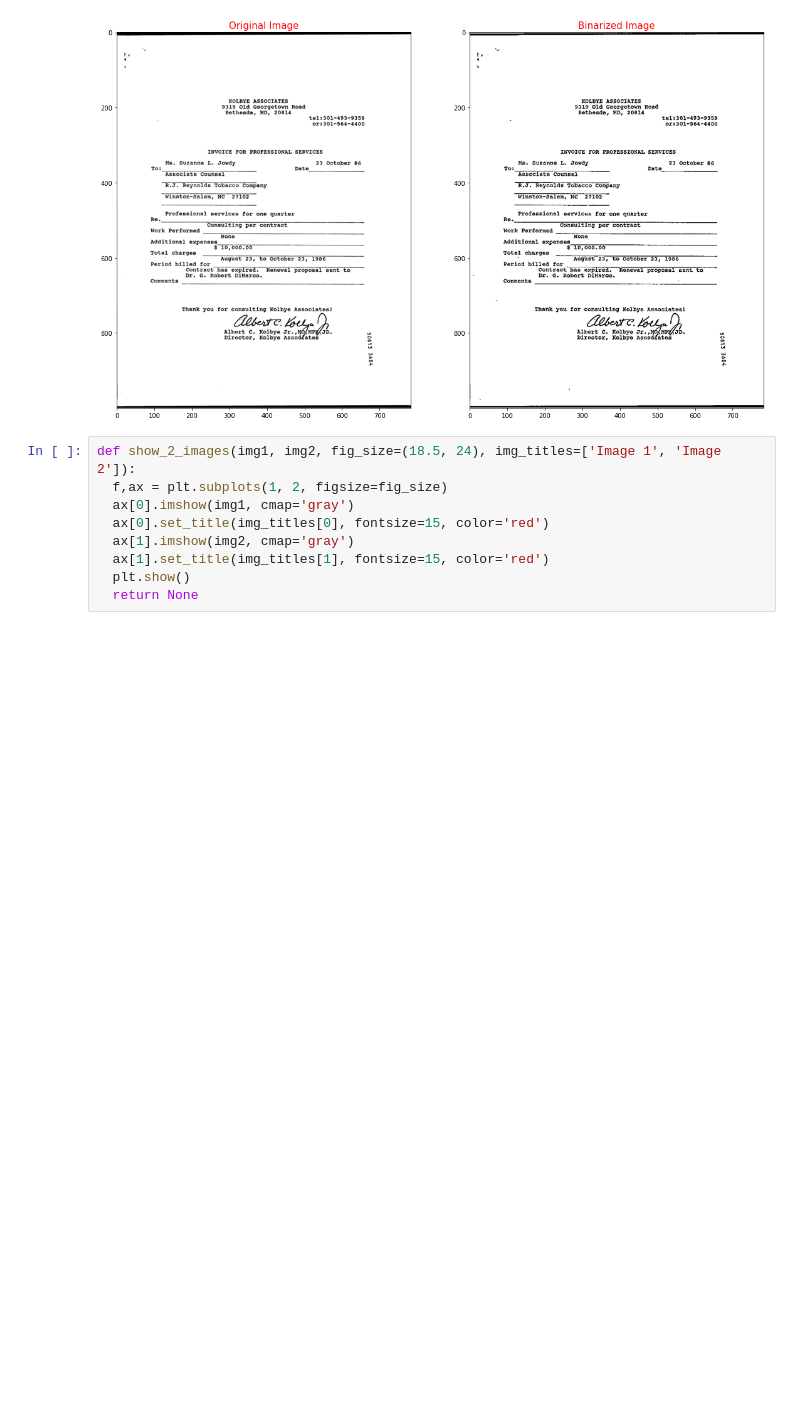
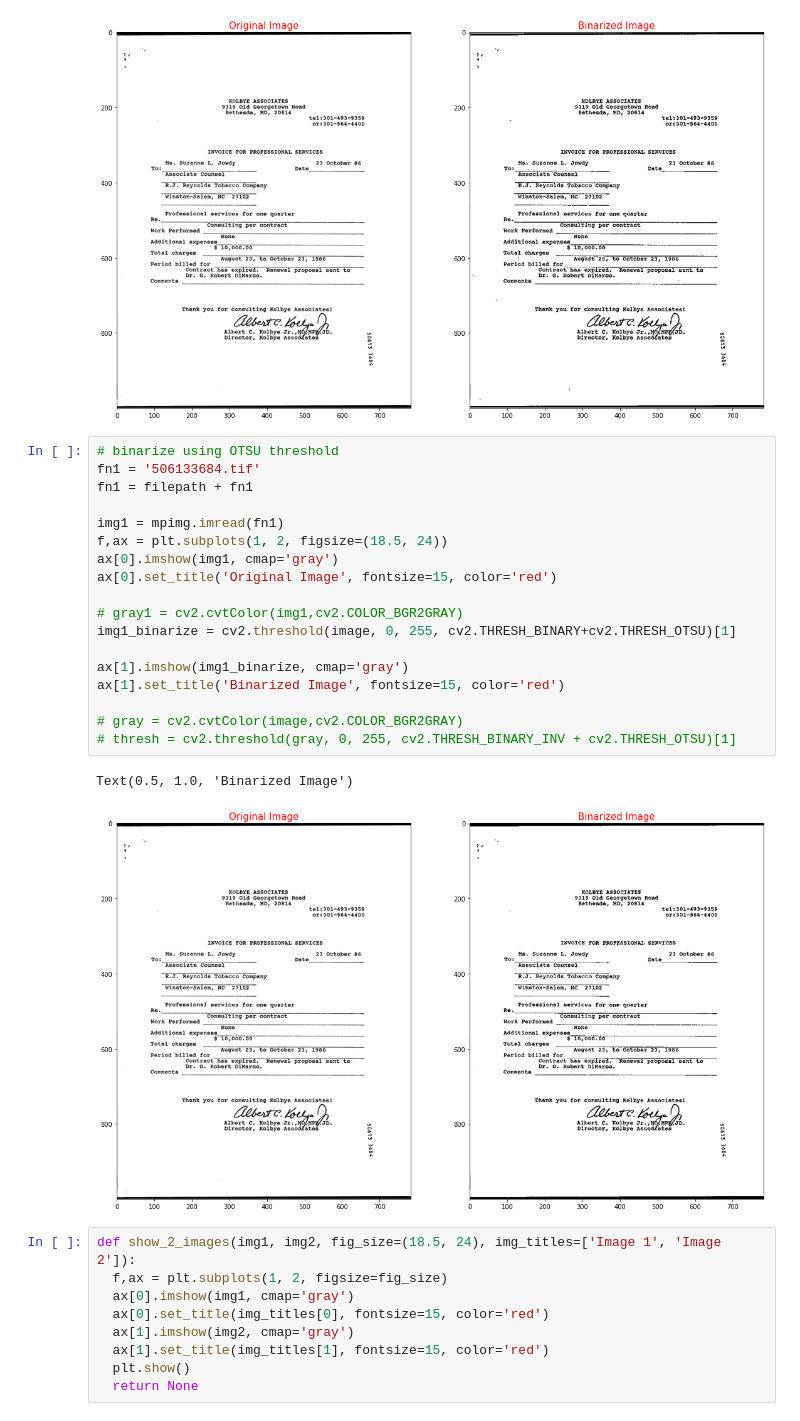
Before and after one commit to safanisna/datascientest-ocr, a Jupyter notebook: DataScientest_Safan_OCR.ipynb, the cells around one changed output. Cells and saved outputs as stored; diff of their text form; blank space fills up the shorter version.

```diff
--- a/DataScientest_Safan_OCR.ipynb
+++ b/DataScientest_Safan_OCR.ipynb
@@ -443,6 +501,27 @@ ax[1].set_title('Binarized Image', fontsize=15, color='red')
 # %% [output]
 Text(0.5, 1.0, 'Binarized Image')
 [figure]
+# %%
+# binarize using OTSU threshold
+fn1 = '506133684.tif'
+fn1 = filepath + fn1
+
+img1 = mpimg.imread(fn1)
+f,ax = plt.subplots(1, 2, figsize=(18.5, 24))
+ax[0].imshow(img1, cmap='gray')
+ax[0].set_title('Original Image', fontsize=15, color='red')
+
+# gray1 = cv2.cvtColor(img1,cv2.COLOR_BGR2GRAY)
+img1_binarize = cv2.threshold(image, 0, 255, cv2.THRESH_BINARY+cv2.THRESH_OTSU)[1]
+
+ax[1].imshow(img1_binarize, cmap='gray')
+ax[1].set_title('Binarized Image', fontsize=15, color='red')
+
+# gray = cv2.cvtColor(image,cv2.COLOR_BGR2GRAY)
+# thresh = cv2.threshold(gray, 0, 255, cv2.THRESH_BINARY_INV + cv2.THRESH_OTSU)[1]
+# %% [output]
+Text(0.5, 1.0, 'Binarized Image')
+[figure, added]
 # %%
 def show_2_images(img1, img2, fig_size=(18.5, 24), img_titles=['Image 1', 'Image 2']):
   f,ax = plt.subplots(1, 2, figsize=fig_size)
```
Also changed, not shown: parts of 44 cells of this notebook.
